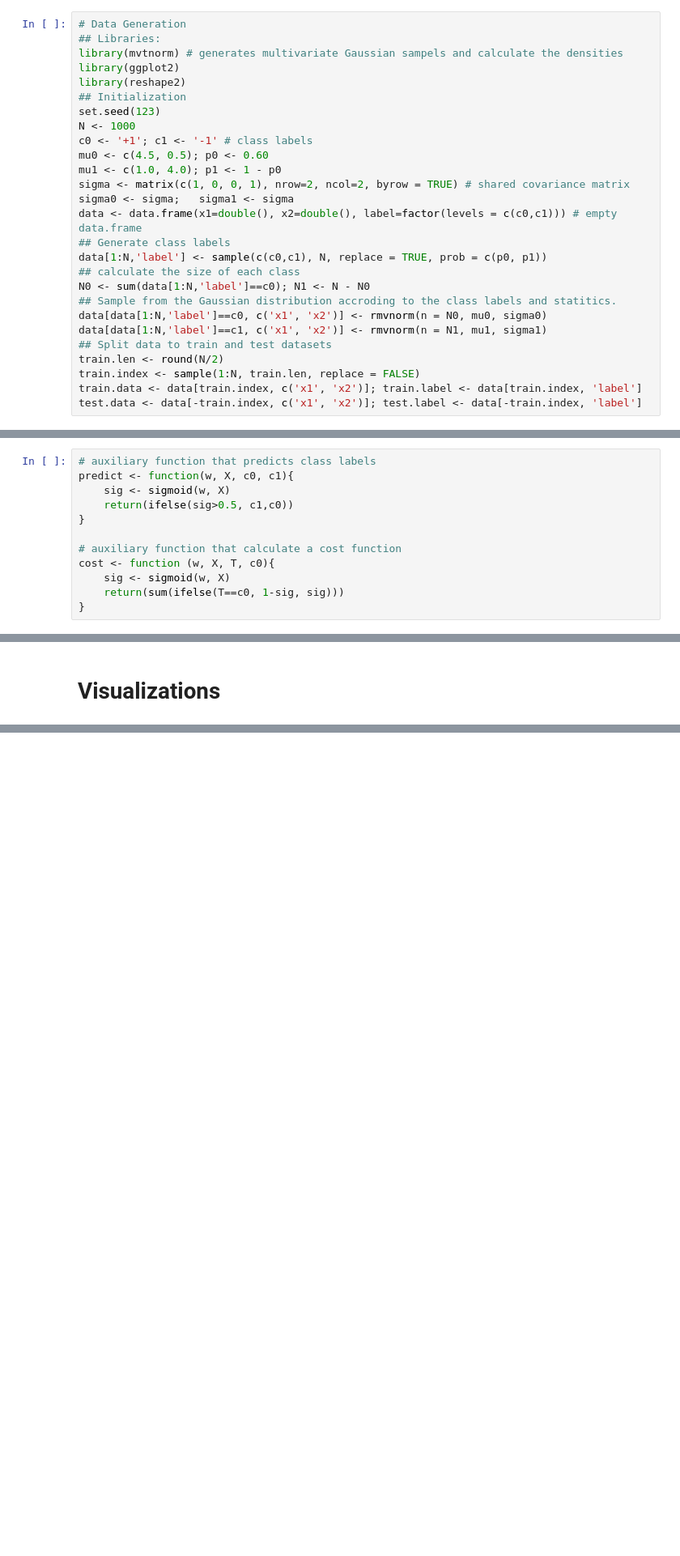
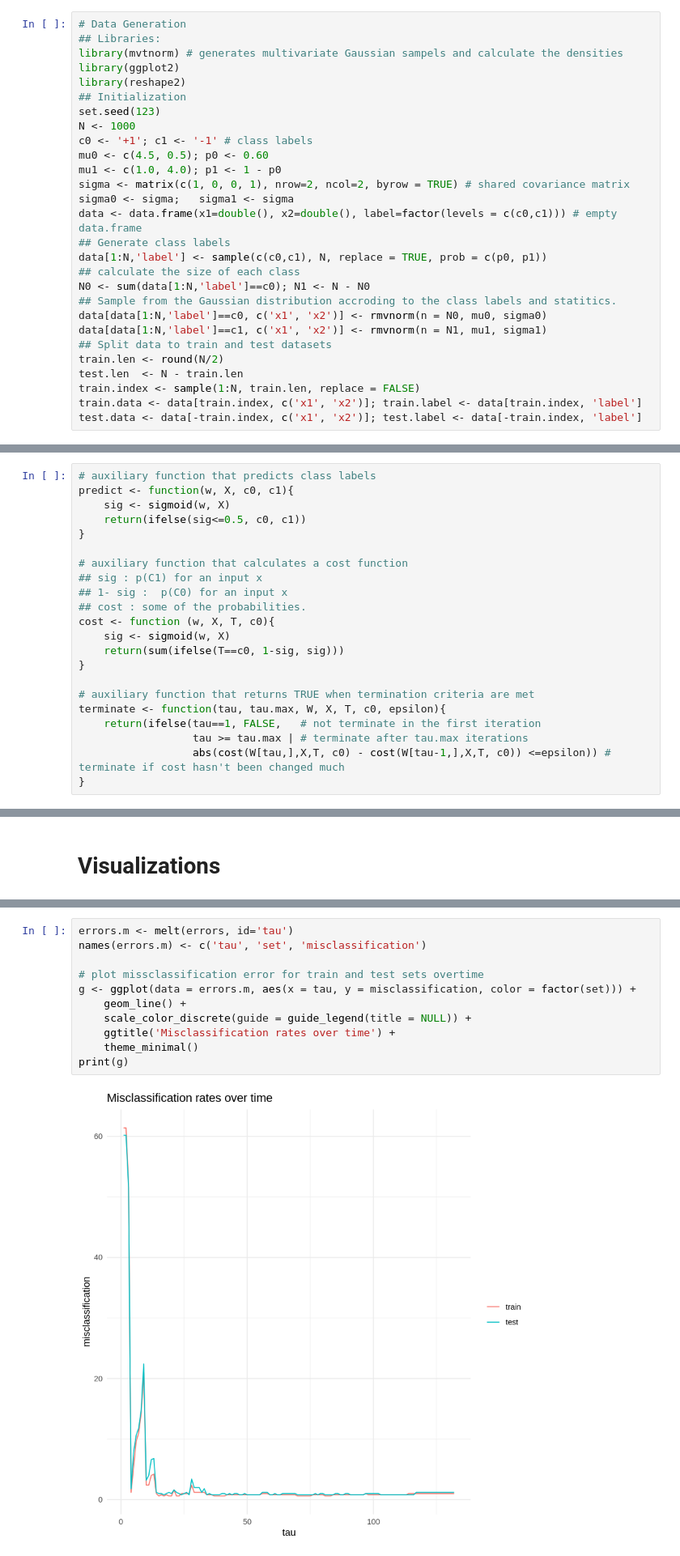
Before and after one commit to borhan-kazimipour/FIT5201, a Jupyter notebook: Activity3/Activity.3.3.ipynb, the cells around one changed output, grey strips where cells are left out. Shown at 81% size. Saved outputs shown, nothing was run; the diff lists cells and outputs as text; blank space fills up the shorter version.

```diff
--- a/Activity3/Activity.3.3.ipynb
+++ b/Activity3/Activity.3.3.ipynb
@@ -28,6 +46,7 @@ data[data[1:N,'label']==c0, c('x1', 'x2')] <- rmvnorm(n = N0, mu0, sigma0)
 data[data[1:N,'label']==c1, c('x1', 'x2')] <- rmvnorm(n = N1, mu1, sigma1)
 ## Split data to train and test datasets
 train.len <- round(N/2)
+test.len  <- N - train.len
 train.index <- sample(1:N, train.len, replace = FALSE)
 train.data <- data[train.index, c('x1', 'x2')]; train.label <- data[train.index, 'label']
 test.data <- data[-train.index, c('x1', 'x2')]; test.label <- data[-train.index, 'label']
@@ -68,13 +70,23 @@ Similar to the previous activities, we first define some auxilary functions and
 # auxiliary function that predicts class labels
 predict <- function(w, X, c0, c1){
     sig <- sigmoid(w, X)
-    return(ifelse(sig>0.5, c1,c0))
+    return(ifelse(sig<=0.5, c0, c1))
 }
 
-# auxiliary function that calculate a cost function
+# auxiliary function that calculates a cost function
+## sig : p(C1) for an input x
+## 1- sig :  p(C0) for an input x
+## cost : some of the probabilities.
 cost <- function (w, X, T, c0){
     sig <- sigmoid(w, X)
     return(sum(ifelse(T==c0, 1-sig, sig)))
 }
+
+# auxiliary function that returns TRUE when termination criteria are met
+terminate <- function(tau, tau.max, W, X, T, c0, epsilon){
+    return(ifelse(tau==1, FALSE,   # not terminate in the first iteration
+                  tau >= tau.max | # terminate after tau.max iterations
+                  abs(cost(W[tau,],X,T, c0) - cost(W[tau-1,],X,T, c0)) <=epsilon)) # terminate if cost hasn't been changed much
+}
 # %% [markdown]
 **Step 1 (Sigmoid):** Let's define our sigmoid function, first.
@@ -165,2 +196,15 @@ ggplot(data=costs, aes(x=tau, y=log(cost)), color=black) +
+# %%
+errors.m <- melt(errors, id='tau')
+names(errors.m) <- c('tau', 'set', 'misclassification')
+
+# plot missclassification error for train and test sets overtime
+g <- ggplot(data = errors.m, aes(x = tau, y = misclassification, color = factor(set))) +
+    geom_line() +
+    scale_color_discrete(guide = guide_legend(title = NULL)) +
+    ggtitle('Misclassification rates over time') +
+    theme_minimal()
+print(g)
+# %% [output]
+[figure, added]
 # %% [markdown]
 # Discussions:
```
Also changed, not shown: parts of 12 cells of this notebook.
